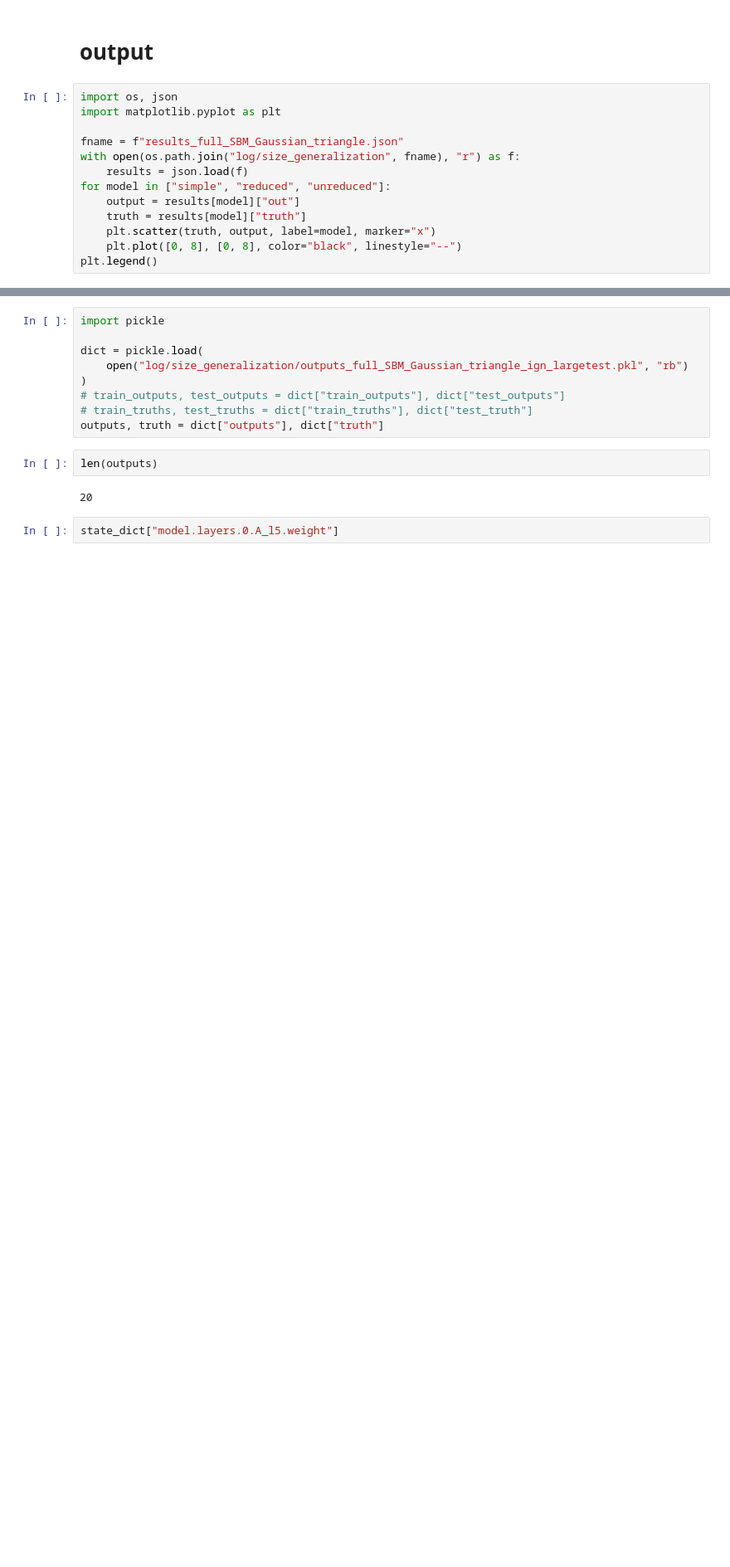
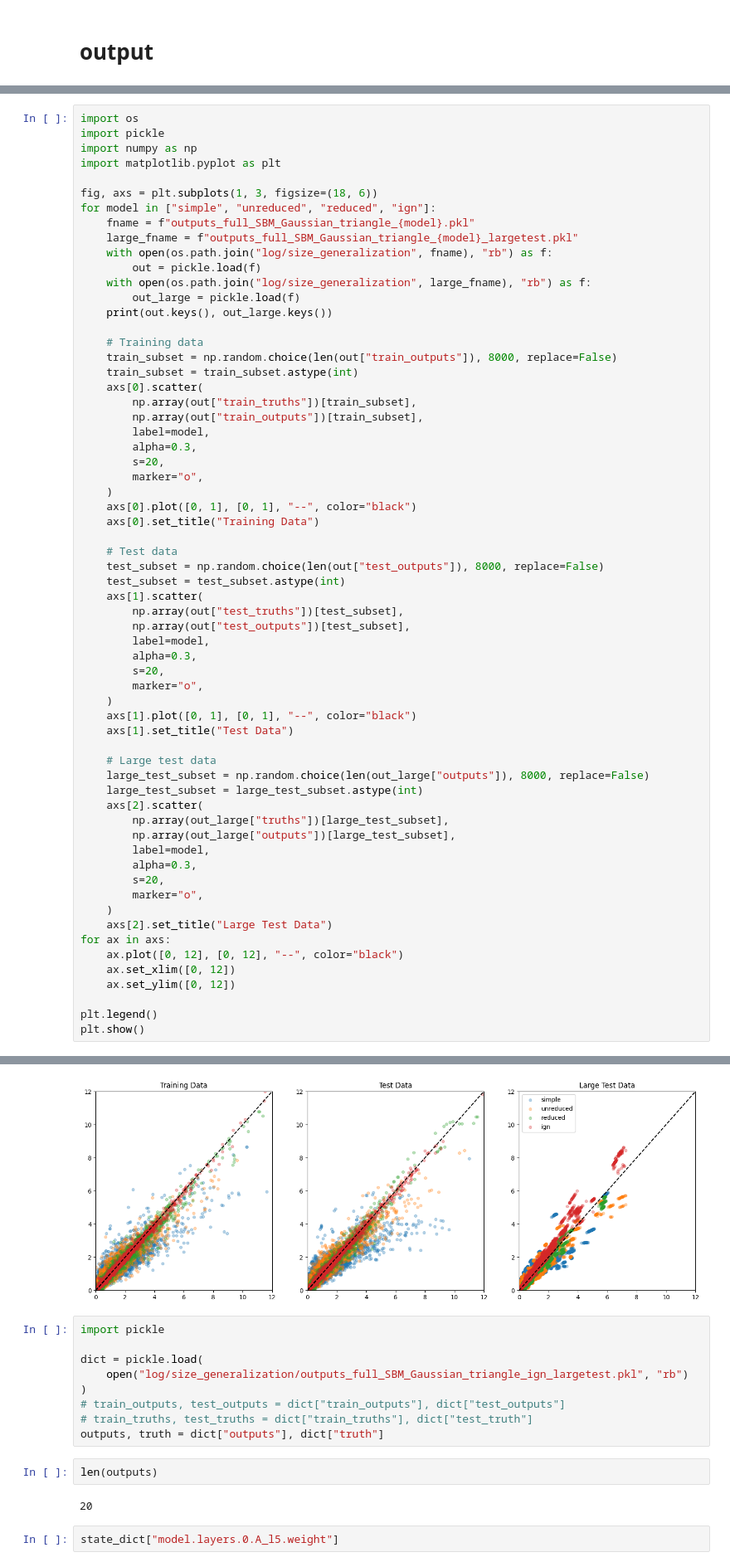
Before and after one commit to yuxinma98/transferring_transferability, a Jupyter notebook: GNN/notebook.ipynb, the cells around one changed output, grey strips where cells are left out. Shown at 83% size. Saved outputs shown, nothing was run; the diff lists cells and outputs as text; blank space fills up the shorter version.

```diff
--- a/GNN/notebook.ipynb
+++ b/GNN/notebook.ipynb
@@ -139,15 +155,2 @@ dict_keys(['reduced', 'simple', 'unreduced'])
 # %% [markdown]
 # output
-# %%
-import os, json
-import matplotlib.pyplot as plt
-
-fname = f"results_full_SBM_Gaussian_triangle.json"
-with open(os.path.join("log/size_generalization", fname), "r") as f:
-    results = json.load(f)
-for model in ["simple", "reduced", "unreduced"]:
-    output = results[model]["out"]
-    truth = results[model]["truth"]
-    plt.scatter(truth, output, label=model, marker="x")
-    plt.plot([0, 8], [0, 8], color="black", linestyle="--")
-plt.legend()
@@ -156,0 +157,64 @@ plt.legend()
+# %%
+import os
+import pickle
+import numpy as np
+import matplotlib.pyplot as plt
+
+fig, axs = plt.subplots(1, 3, figsize=(18, 6))
+for model in ["simple", "unreduced", "reduced", "ign"]:
+    fname = f"outputs_full_SBM_Gaussian_triangle_{model}.pkl"
+    large_fname = f"outputs_full_SBM_Gaussian_triangle_{model}_largetest.pkl"
+    with open(os.path.join("log/size_generalization", fname), "rb") as f:
+        out = pickle.load(f)
+    with open(os.path.join("log/size_generalization", large_fname), "rb") as f:
+        out_large = pickle.load(f)
+    print(out.keys(), out_large.keys())
+
+    # Training data
+    train_subset = np.random.choice(len(out["train_outputs"]), 8000, replace=False)
+    train_subset = train_subset.astype(int)
+    axs[0].scatter(
+        np.array(out["train_truths"])[train_subset],
+        np.array(out["train_outputs"])[train_subset],
+        label=model,
+        alpha=0.3,
+        s=20,
+        marker="o",
+    )
+    axs[0].plot([0, 1], [0, 1], "--", color="black")
+    axs[0].set_title("Training Data")
+
+    # Test data
+    test_subset = np.random.choice(len(out["test_outputs"]), 8000, replace=False)
+    test_subset = test_subset.astype(int)
+    axs[1].scatter(
+        np.array(out["test_truths"])[test_subset],
+        np.array(out["test_outputs"])[test_subset],
+        label=model,
+        alpha=0.3,
+        s=20,
+        marker="o",
+    )
+    axs[1].plot([0, 1], [0, 1], "--", color="black")
+    axs[1].set_title("Test Data")
+
+    # Large test data
+    large_test_subset = np.random.choice(len(out_large["outputs"]), 8000, replace=False)
+    large_test_subset = large_test_subset.astype(int)
+    axs[2].scatter(
+        np.array(out_large["truths"])[large_test_subset],
+        np.array(out_large["outputs"])[large_test_subset],
+        label=model,
+        alpha=0.3,
+        s=20,
+        marker="o",
+    )
+    axs[2].set_title("Large Test Data")
+for ax in axs:
+    ax.plot([0, 12], [0, 12], "--", color="black")
+    ax.set_xlim([0, 12])
+    ax.set_ylim([0, 12])
+
+plt.legend()
+plt.show()
+# %% [output]
@@ -157,3 +225,4 @@ plt.legend()
+[figure, added]
 # %%
 import pickle
 
```
Also changed, not shown: parts of 3 cells of this notebook, 5 other files.
